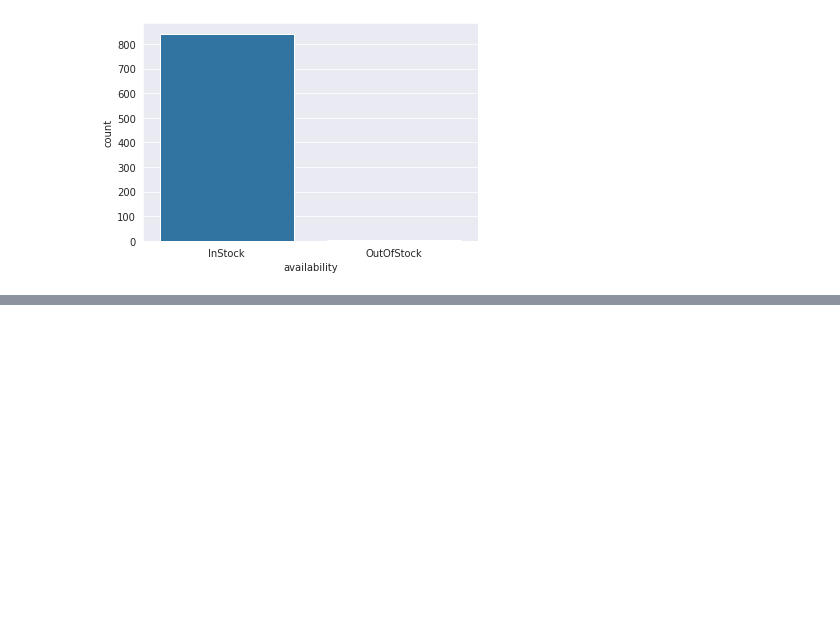
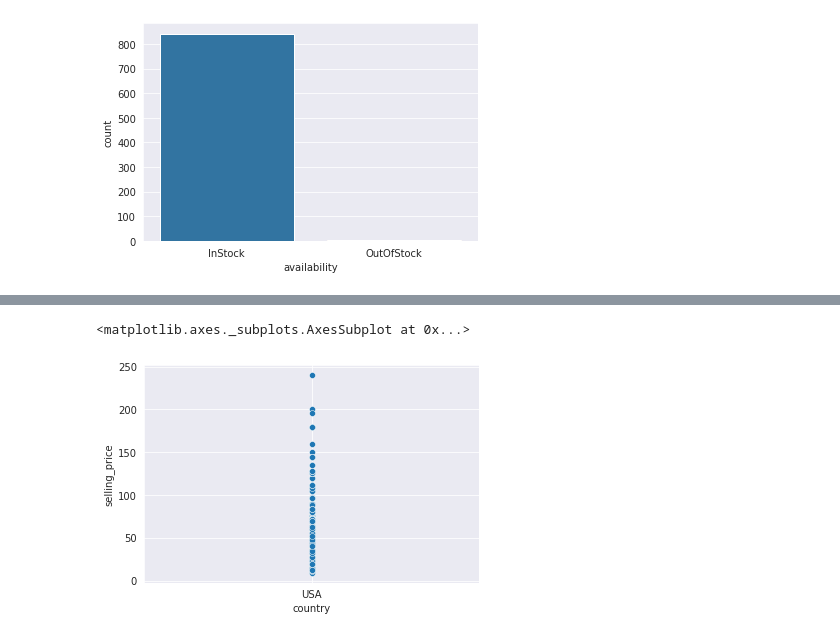
Before and after one commit to nitink23/MY-ML, a Jupyter notebook: adidas_dataset.ipynb, the cells around one changed output, grey strips where cells are left out. Drawn from its saved outputs; the diff is of its cells as text; code cells hidden in the pictures; blank space fills up the shorter version.

```diff
--- a/adidas_dataset.ipynb
+++ b/adidas_dataset.ipynb
@@ -129,0 +145,5 @@ sns.countplot(x = df['availability'])
+# %%
+sns.scatterplot(df['country'],df['selling_price'])
+# %% [output]
+<matplotlib.axes._subplots.AxesSubplot at 0x...>
+[figure, added]
```
Also changed, not shown: parts of 3 cells of this notebook.
